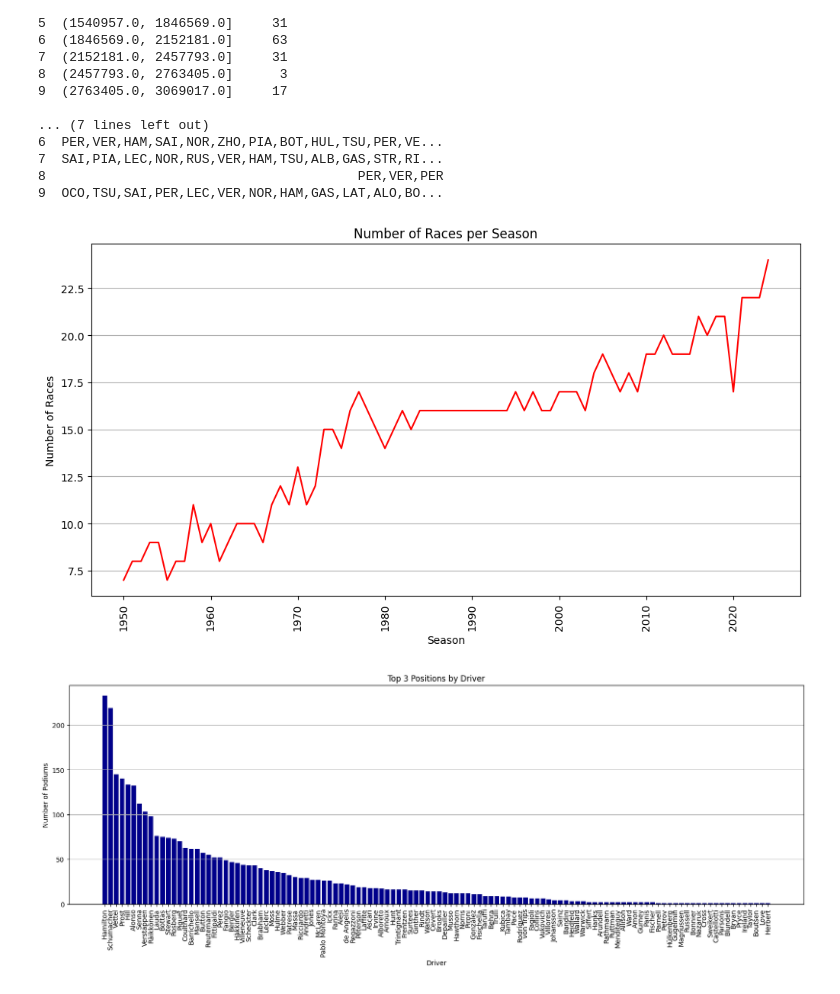
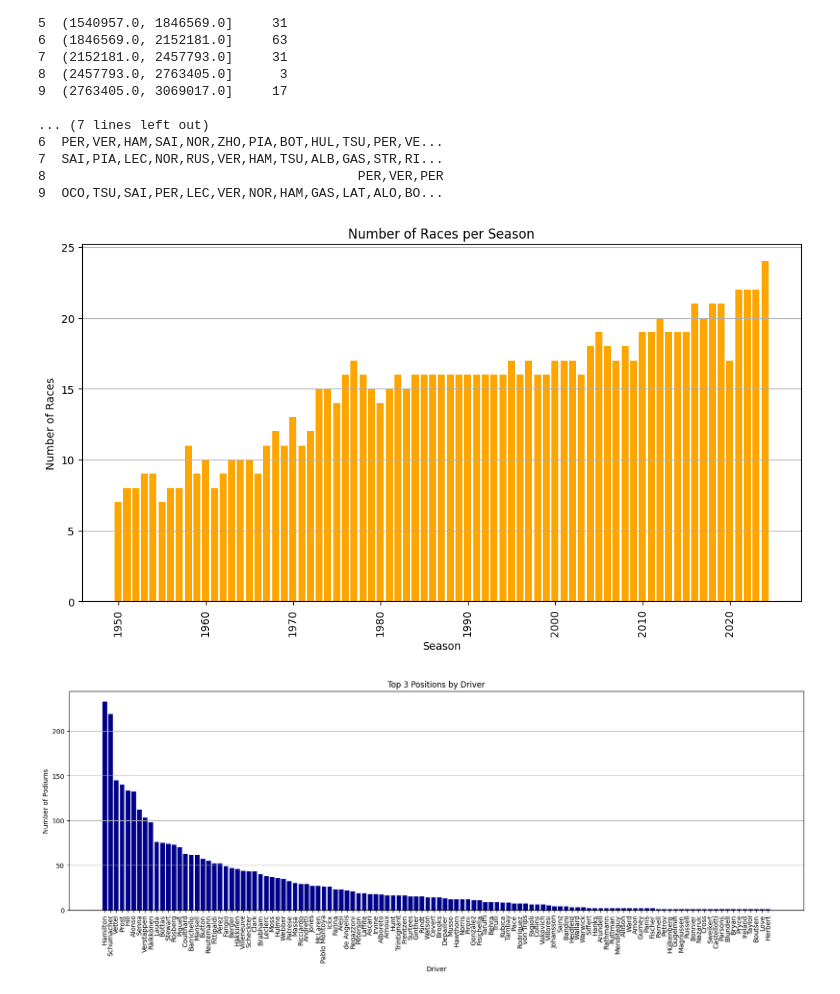
Before and after one commit to AtharvaBadhe/Formula-1-EDA, a Jupyter notebook: FORMULA1_.ipynb, the cells around one changed output. Saved outputs shown, nothing was run; the diff lists cells and outputs as text; code cells hidden in the pictures.

```diff
--- a/FORMULA1_.ipynb
+++ b/FORMULA1_.ipynb
@@ -160,18 +168,18 @@ print(pd.DataFrame(groups))
 # %%
 races_df=pd.read_csv("/content/races.csv")
 races_per_season = races_df['year'].value_counts().reset_index()
 races_per_season.columns = ['year', 'number_of_races']
 races_per_season = races_per_season.sort_values(by='year')
 
 plt.figure(figsize=(12, 6))
-plt.plot(races_per_season['year'], races_per_season['number_of_races'], color='red')
+plt.bar(races_per_season['year'], races_per_season['number_of_races'], color='orange')
 plt.xlabel('Season')
 plt.ylabel('Number of Races')
 plt.title('Number of Races per Season')
 plt.xticks(rotation=90)
 plt.grid(axis='y')
 # %% [output]
-[figure, old version]
+[figure, new version]
 # %%
 driver_standing_df = pd.read_csv("/content/driver_standings.csv")
 driver_df = pd.read_csv("/content/drivers.csv")
```
Also changed, not shown: parts of 10 cells of this notebook.
